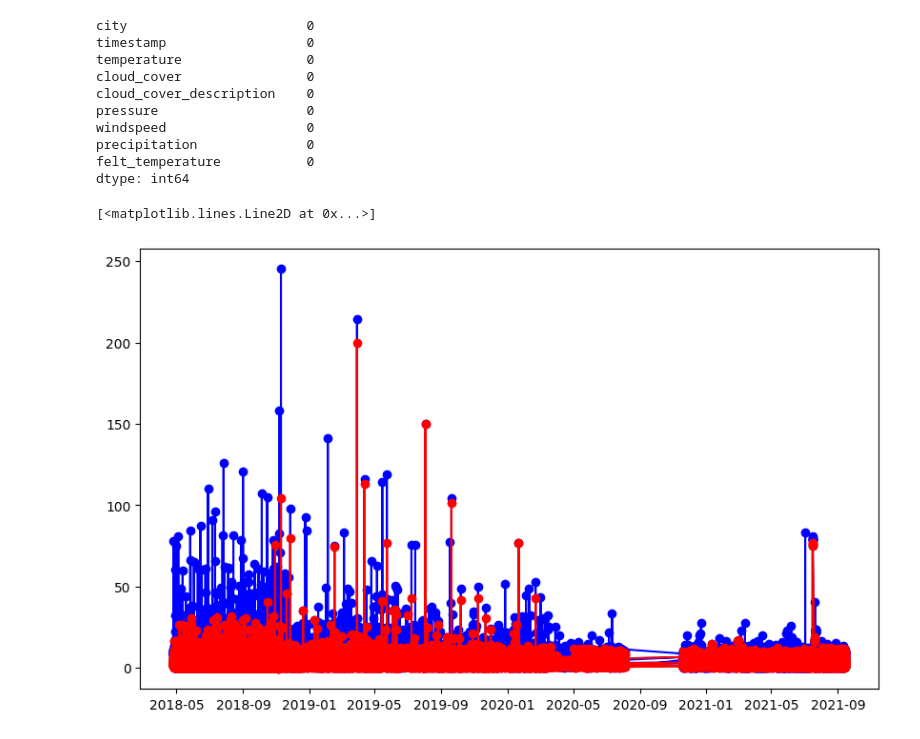
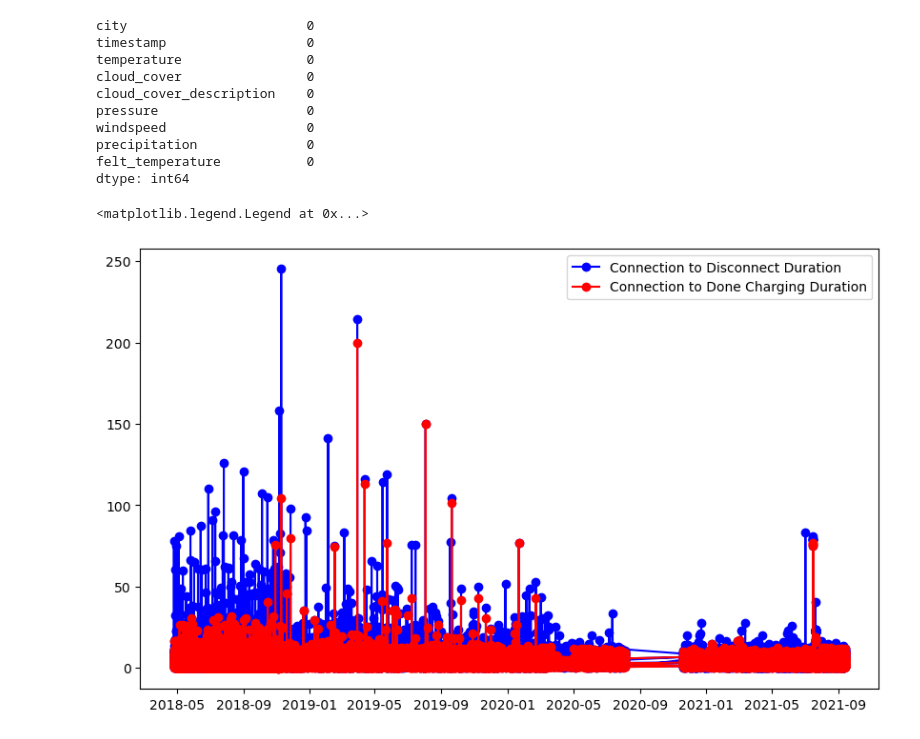
Before and after one commit to ilsuucar2/AATeamAssignment, a Jupyter notebook: AATeamAssignment.ipynb, the cells around one changed output. Saved outputs shown, nothing was run; the diff lists cells and outputs as text; code cells hidden in the pictures.

```diff
--- a/AATeamAssignment.ipynb
+++ b/AATeamAssignment.ipynb
@@ -486,14 +486,16 @@ dfCharging['doneToDisconnectDuration'] = dfCharging['disconnectTime'] - dfChargi
 # %%
 from matplotlib import pyplot as plt
 
 # Plot the duration
 plt.figure(figsize=(10, 6))
 
 plt.plot(dfCharging['connectionTime'], dfCharging['disconnectDuration'].dt.total_seconds() / 3600,
-         marker='o', linestyle='-', color='b', label='Disconnect Duration')
+         marker='o', linestyle='-', color='b', label='Connection to Disconnect Duration')
 plt.plot(dfCharging['connectionTime'], dfCharging['doneChargingDuration'].dt.total_seconds() / 3600,
-         marker='o', linestyle='-', color='r', label='Done Charging Duration')
+         marker='o', linestyle='-', color='r', label='Connection to Done Charging Duration')
+
+plt.legend()
 # %% [output]
-[<matplotlib.lines.Line2D at 0x...>]
+<matplotlib.legend.Legend at 0x...>
-[figure, old version]
+[figure, new version]
 # %%
```
Also changed, not shown: parts of 2 cells of this notebook.
